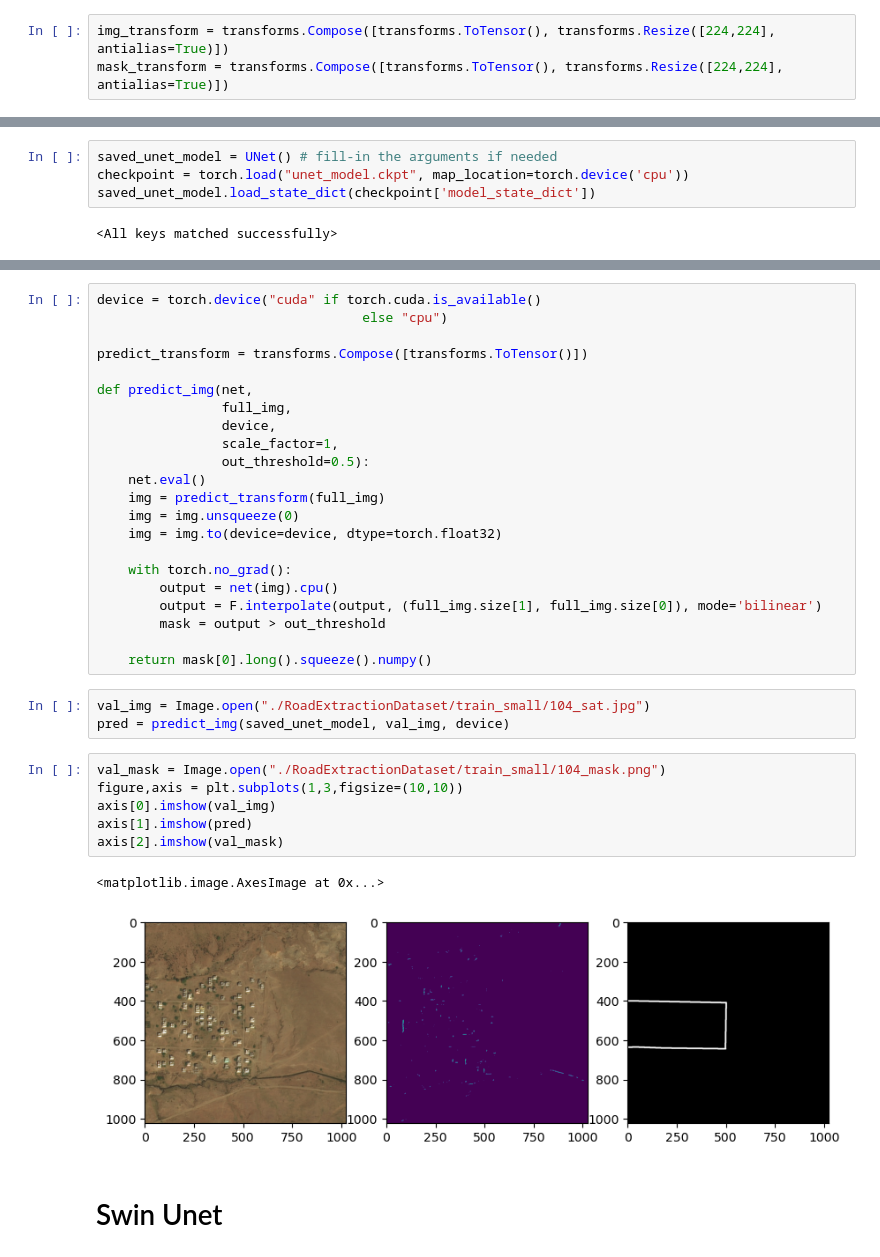
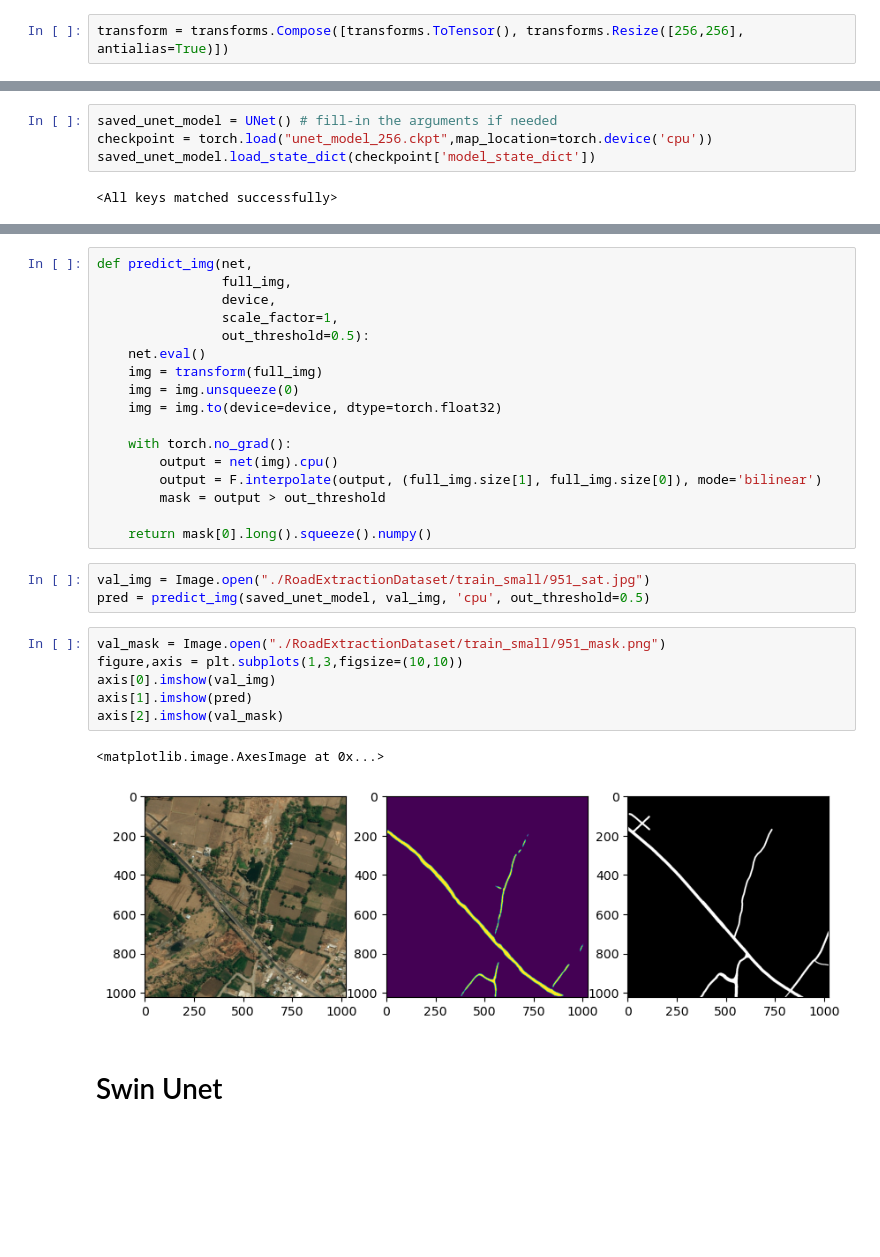
Before and after one commit to obennet/road-extraction-swin-unet, a Jupyter notebook: RoadExtraction.ipynb, the cells around one changed output, grey strips where cells are left out. Cells and saved outputs as stored; diff of their text form; blank space fills up the shorter version.

Commit message:
trained unet good

```diff
--- a/RoadExtraction.ipynb
+++ b/RoadExtraction.ipynb
@@ -67,8 +65,7 @@ plt.show()
 # %% [markdown]
 ## Preprocessing
 # %%
-img_transform = transforms.Compose([transforms.ToTensor(), transforms.Resize([224,224], antialias=True)])
-mask_transform = transforms.Compose([transforms.ToTensor(), transforms.Resize([224,224], antialias=True)])
+transform = transforms.Compose([transforms.ToTensor(), transforms.Resize([256,256], antialias=True)])
 # %% [markdown]
 ## Data Loader
 # %%
@@ -313,6 +287,6 @@ NameError: name 'unet_model' is not defined
 # %%
 saved_unet_model = UNet() # fill-in the arguments if needed
-checkpoint = torch.load("unet_model.ckpt", map_location=torch.device('cpu'))
+checkpoint = torch.load("unet_model_256.ckpt",map_location=torch.device('cpu'))
 saved_unet_model.load_state_dict(checkpoint['model_state_dict'])
 # %% [output]
 <All keys matched successfully>
@@ -332,16 +293,11 @@ def preprocess(pil_img):
 # %%
-device = torch.device("cuda" if torch.cuda.is_available()
-                                  else "cpu")
-
-predict_transform = transforms.Compose([transforms.ToTensor()])
-
 def predict_img(net,
                 full_img,
                 device,
                 scale_factor=1,
                 out_threshold=0.5):
     net.eval()
-    img = predict_transform(full_img)
+    img = transform(full_img)
     img = img.unsqueeze(0)
     img = img.to(device=device, dtype=torch.float32)
 
@@ -352,17 +308,17 @@ def predict_img(net,
 
     return mask[0].long().squeeze().numpy()
 # %%
-val_img = Image.open("./RoadExtractionDataset/train_small/104_sat.jpg")
-pred = predict_img(saved_unet_model, val_img, device)
+val_img = Image.open("./RoadExtractionDataset/train_small/951_sat.jpg")
+pred = predict_img(saved_unet_model, val_img, 'cpu', out_threshold=0.5)
 # %%
-val_mask = Image.open("./RoadExtractionDataset/train_small/104_mask.png")
+val_mask = Image.open("./RoadExtractionDataset/train_small/951_mask.png")
 figure,axis = plt.subplots(1,3,figsize=(10,10))
 axis[0].imshow(val_img)
 axis[1].imshow(pred)
 axis[2].imshow(val_mask)
 # %% [output]
 <matplotlib.image.AxesImage at 0x...>
-[figure, old version]
+[figure, new version]
 # %% [markdown]
 # Swin Unet
 # %%
```
Also changed, not shown: parts of 12 cells of this notebook.
